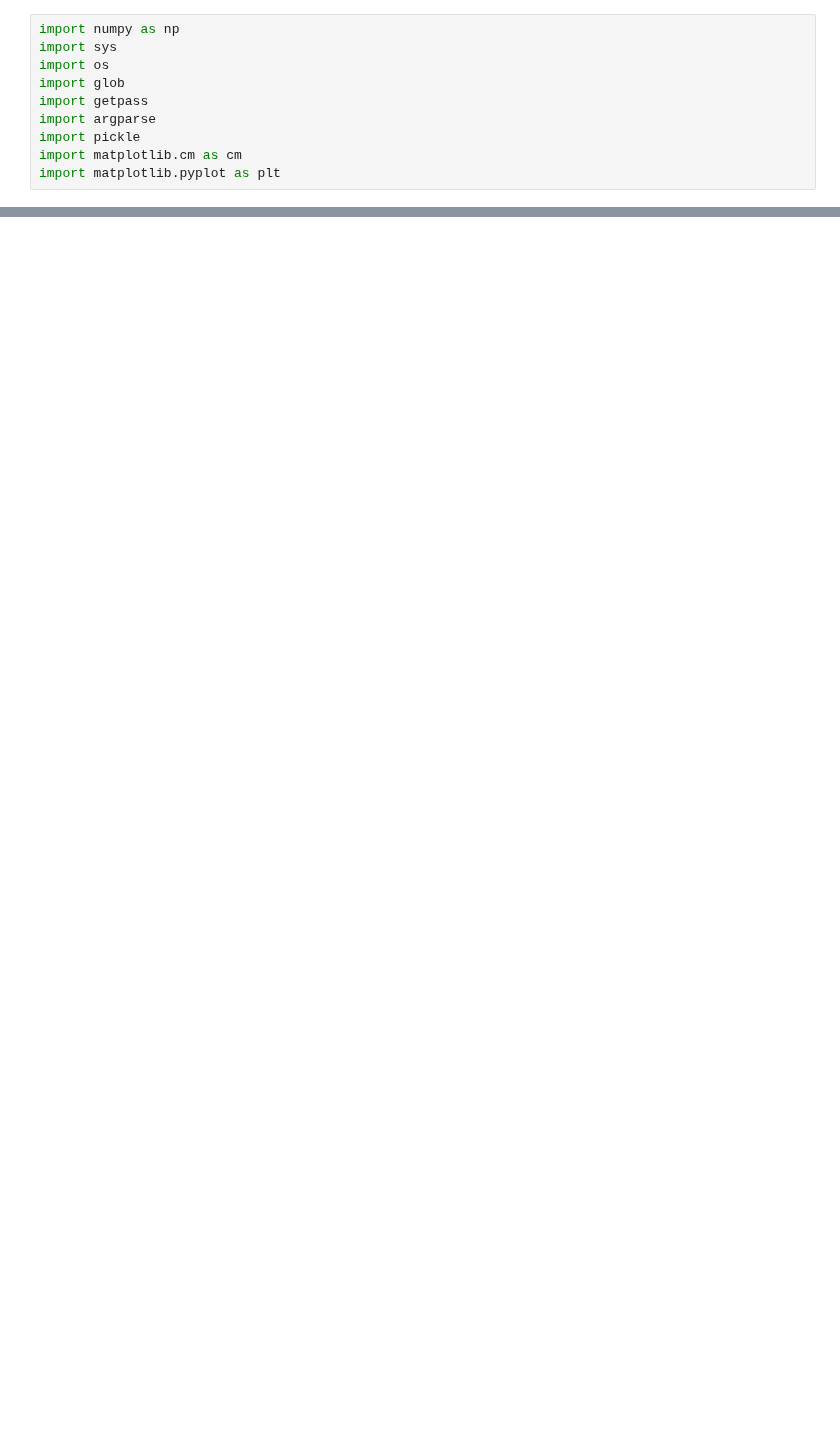
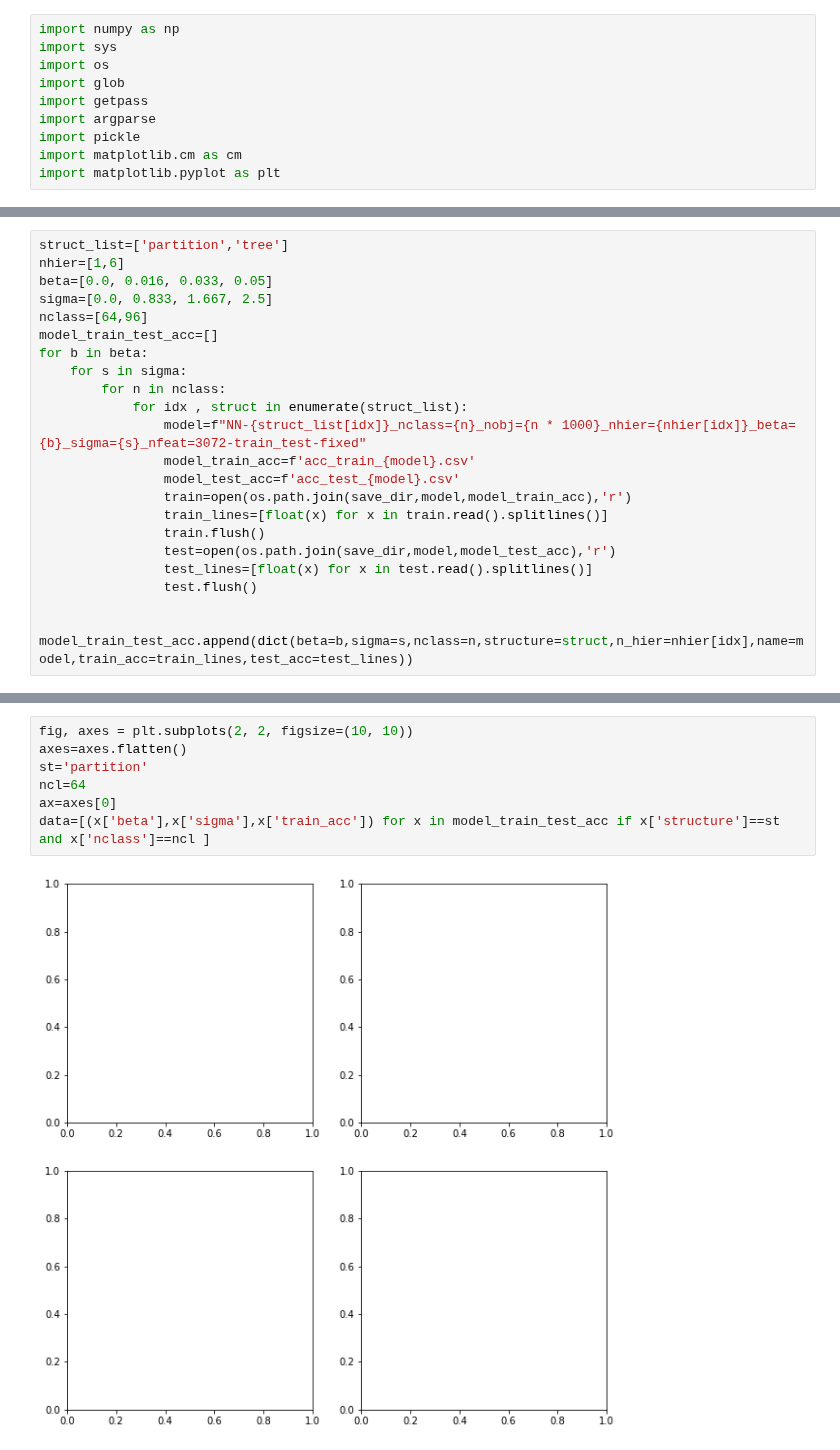
Before and after one commit to eghbalhosseini/neural_manifolds, a Jupyter notebook: manifold_during_training.ipynb, the cells around one changed output, grey strips where cells are left out. Drawn from its saved outputs; the diff is of its cells as text; blank space fills up the shorter version.

```diff
--- a/manifold_during_training.ipynb
+++ b/manifold_during_training.ipynb
@@ -232,0 +178,22 @@ array([ 0,  1,  2,  3,  4,  5,  6,  7,  8,  9, 10, 11, 12, 13, 14, 15, 16])
+# %%
+struct_list=['partition','tree']
+nhier=[1,6]
+beta=[0.0, 0.016, 0.033, 0.05]
+sigma=[0.0, 0.833, 1.667, 2.5]
+nclass=[64,96]
+model_train_test_acc=[]
+for b in beta:
+    for s in sigma:
+        for n in nclass:
+            for idx , struct in enumerate(struct_list):
+                model=f"NN-{struct_list[idx]}_nclass={n}_nobj={n * 1000}_nhier={nhier[idx]}_beta={b}_sigma={s}_nfeat=3072-train_test-fixed"
+                model_train_acc=f'acc_train_{model}.csv'
+                model_test_acc=f'acc_test_{model}.csv'
+                train=open(os.path.join(save_dir,model,model_train_acc),'r')
+                train_lines=[float(x) for x in train.read().splitlines()]
+                train.flush()
+                test=open(os.path.join(save_dir,model,model_test_acc),'r')
+                test_lines=[float(x) for x in test.read().splitlines()]
+                test.flush()
+
+                model_train_test_acc.append(dict(beta=b,sigma=s,nclass=n,structure=struct,n_hier=nhier[idx],name=model,train_acc=train_lines,test_acc=test_lines))
@@ -232,0 +287,9 @@ array([ 0,  1,  2,  3,  4,  5,  6,  7,  8,  9, 10, 11, 12, 13, 14, 15, 16])
+# %%
+fig, axes = plt.subplots(2, 2, figsize=(10, 10))
+axes=axes.flatten()
+st='partition'
+ncl=64
+ax=axes[0]
+data=[(x['beta'],x['sigma'],x['train_acc']) for x in model_train_test_acc if x['structure']==st and x['nclass']==ncl ]
+# %% [output]
+[figure, added]
```
Also changed, not shown: parts of 12 cells of this notebook.
